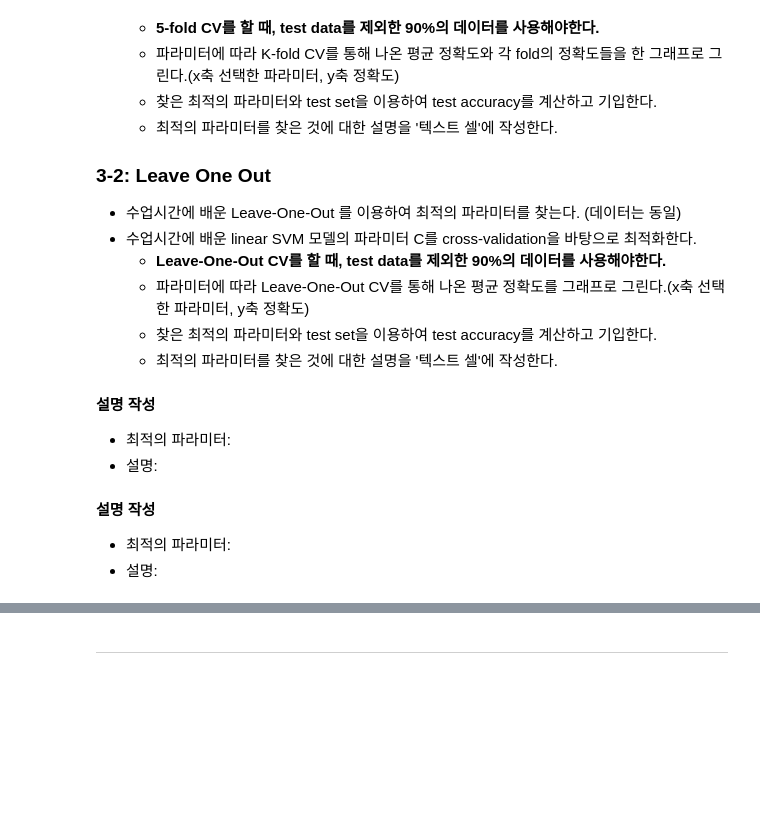
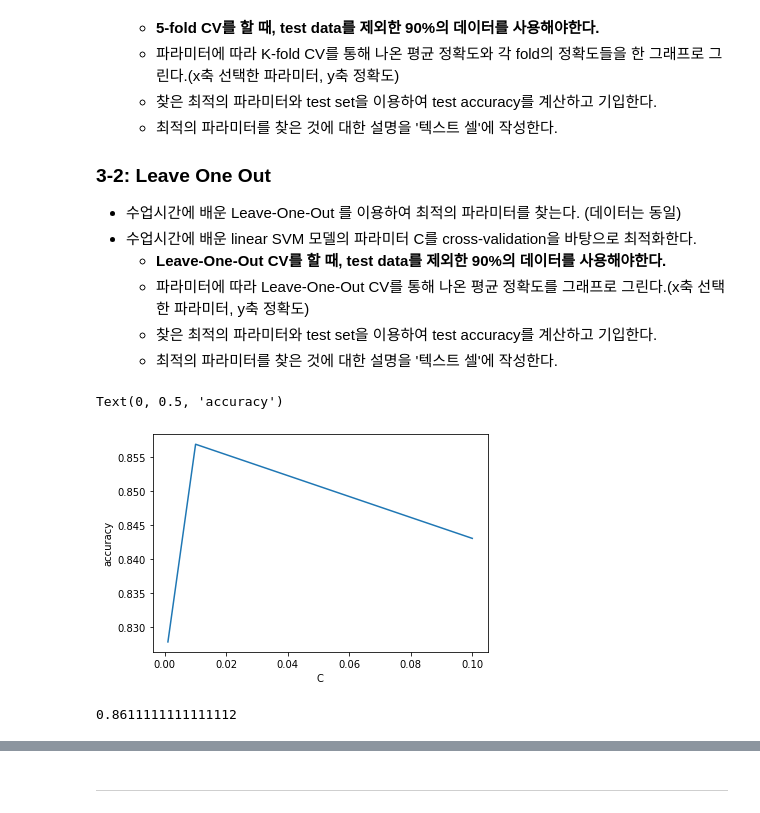
Before and after one commit to h-wi/2022_Fall-Ajou-ML, a Jupyter notebook: HW3_ipynb의_사본.ipynb, the cells around one changed output, grey strips where cells are left out. Cells and saved outputs as stored; diff of their text form; code cells hidden in the pictures; blank space fills up the shorter version.

```diff
--- a/HW3_ipynb의_사본.ipynb
+++ b/HW3_ipynb의_사본.ipynb
@@ -111,4 +223,0 @@ from sklearn.ensemble import RandomForestClassifier
-# %% [markdown]
-**설명 작성**
-- 최적의 파라미터:
-- 설명:
@@ -118,4 +224,44 @@ from sklearn.ensemble import RandomForestClassifier
-# %% [markdown]
-**설명 작성**
-- 최적의 파라미터:
-- 설명:
+# %%
+### 문제 3-1 ###
+from sklearn.svm import SVC
+from sklearn.preprocessing import StandardScaler
+from sklearn.model_selection import KFold
+from sklearn.model_selection import train_test_split
+from sklearn.model_selection import cross_val_score
+import matplotlib.pyplot as plt
+
+X = df.drop('satisfaction', axis=1)
+X = np.array(df.iloc[:,:-1])
+y = df['satisfaction']
+y= y.astype('int')
+
+X_train, X_test, y_train, y_test = train_test_split(X_train, y_train, test_size=1/10) #test set은 전체 데이터의 10%
+
+sc = StandardScaler()
+X_train = sc.fit_transform(X_train)
+X_test = sc.transform(X_test)
+
+C = [0.001,0.01,0.1]
+
+kfold = KFold(n_splits = 5) #5-fold
+
+cro_val_acc = []
+for i in C:
+  df_clf = SVC(kernel = 'linear', C=i)
+  scores = cross_val_score(df_clf,X_train,y_train,scoring='accuracy',cv=kfold)
+  cro_val_acc.append(np.mean(scores))
+
+plt.figure()
+plt.plot(C,cro_val_acc,label='cross-validation accuracy')
+plt.xlabel('C')
+plt.ylabel('accuracy')
+### 코드 작성 ###
+# %% [output]
+Text(0, 0.5, 'accuracy')
+[figure, added]
+# %%
+SVM_test = SVC(kernel = 'linear', C=0.01)
+SVM_test.fit(X_train,y_train)
+SVM_test.score(X_test,y_test)
+# %% [output]
+0.8611111111111112
```
Also changed, not shown: parts of 25 cells of this notebook.
